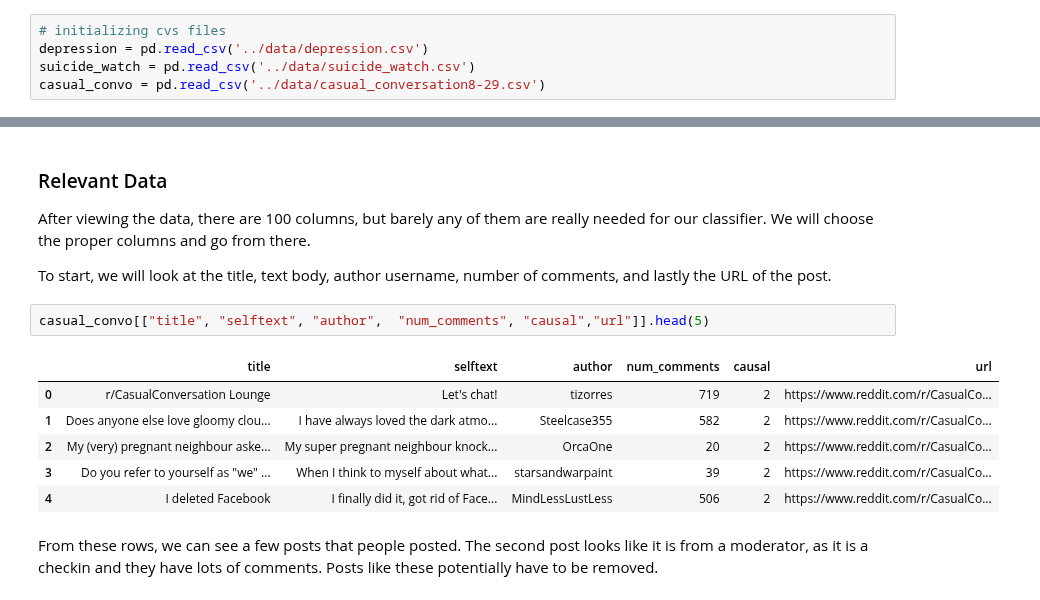
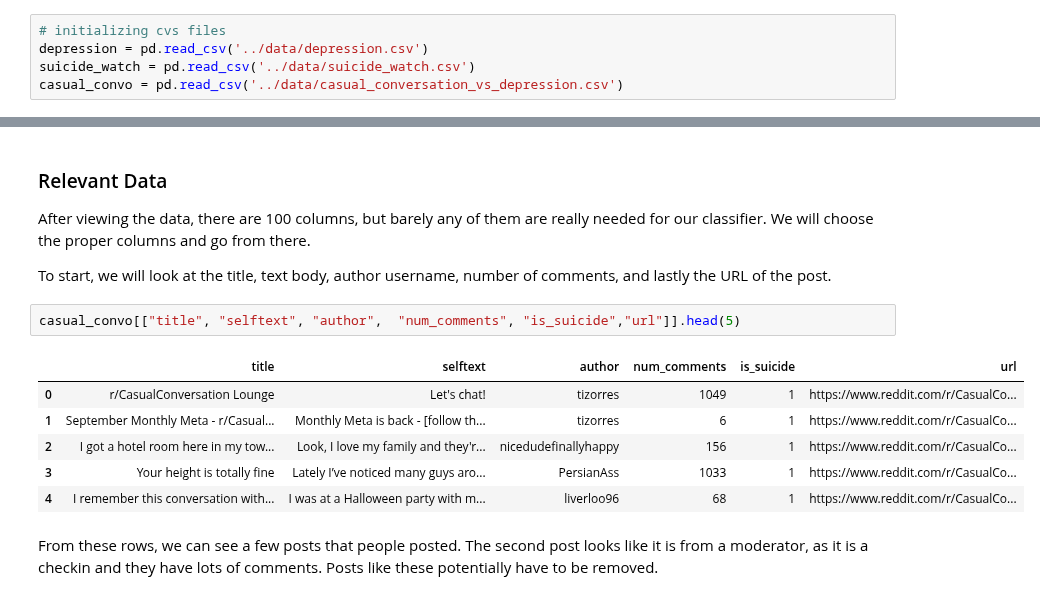
Before and after one commit to ayaanzhaque/SuiSense, a Jupyter notebook: notebooks/data_processing.ipynb, the cells around one changed output, grey strips where cells are left out. Drawn from its saved outputs; the diff is of its cells as text.

```diff
--- a/notebooks/data_processing.ipynb
+++ b/notebooks/data_processing.ipynb
@@ -41,7 +41,7 @@ sns.set_style("darkgrid")
 # initializing cvs files
 depression = pd.read_csv('../data/depression.csv')
 suicide_watch = pd.read_csv('../data/suicide_watch.csv')
-casual_convo = pd.read_csv('../data/casual_conversation8-29.csv')
+casual_convo = pd.read_csv('../data/casual_conversation_vs_depression.csv')
 # %%
 #visualizing depression dataset
 pd.set_option('display.max_columns', 500)
@@ -62,14 +62,14 @@ After viewing the data, there are 100 columns, but barely any of them are really
 
 To start, we will look at the title, text body, author username, number of comments, and lastly the URL of the post.
 # %%
-casual_convo[["title", "selftext", "author",  "num_comments", "causal","url"]].head(5)
+casual_convo[["title", "selftext", "author",  "num_comments", "is_suicide","url"]].head(5)
 # %% [output]
-|  | title | selftext | author | num_comments | causal | url |
-| 0 | r/CasualConversation Lounge | Let's chat! | tizorres | 719 | 2 | https://www.reddit.com/r/CasualCo... |
-| 1 | Does anyone else love gloomy clou... | I have always loved the dark atmo... | Steelcase355 | 582 | 2 | https://www.reddit.com/r/CasualCo... |
-| 2 | My (very) pregnant neighbour aske... | My super pregnant neighbour knock... | OrcaOne | 20 | 2 | https://www.reddit.com/r/CasualCo... |
-| 3 | Do you refer to yourself as "we" ... | When I think to myself about what... | starsandwarpaint | 39 | 2 | https://www.reddit.com/r/CasualCo... |
-| 4 | I deleted Facebook | I finally did it, got rid of Face... | MindLessLustLess | 506 | 2 | https://www.reddit.com/r/CasualCo... |
+|  | title | selftext | author | num_comments | is_suicide | url |
+| 0 | r/CasualConversation Lounge | Let's chat! | tizorres | 1049 | 1 | https://www.reddit.com/r/CasualCo... |
+| 1 | September Monthly Meta - r/Casual... | Monthly Meta is back - [follow th... | tizorres | 6 | 1 | https://www.reddit.com/r/CasualCo... |
+| 2 | I got a hotel room here in my tow... | Look, I love my family and they'r... | nicedudefinallyhappy | 156 | 1 | https://www.reddit.com/r/CasualCo... |
+| 3 | Your height is totally fine | Lately I’ve noticed many guys aro... | PersianAss | 1033 | 1 | https://www.reddit.com/r/CasualCo... |
+| 4 | I remember this conversation with... | I was at a Halloween party with m... | liverloo96 | 68 | 1 | https://www.reddit.com/r/CasualCo... |
 # %% [markdown]
 From these rows, we can see a few posts that people posted. The second post looks like it is from a moderator, as it is a checkin and they have lots of comments. Posts like these potentially have to be removed.
 # %%
```
Also changed, not shown: parts of 20 cells of this notebook, 4 other files.
